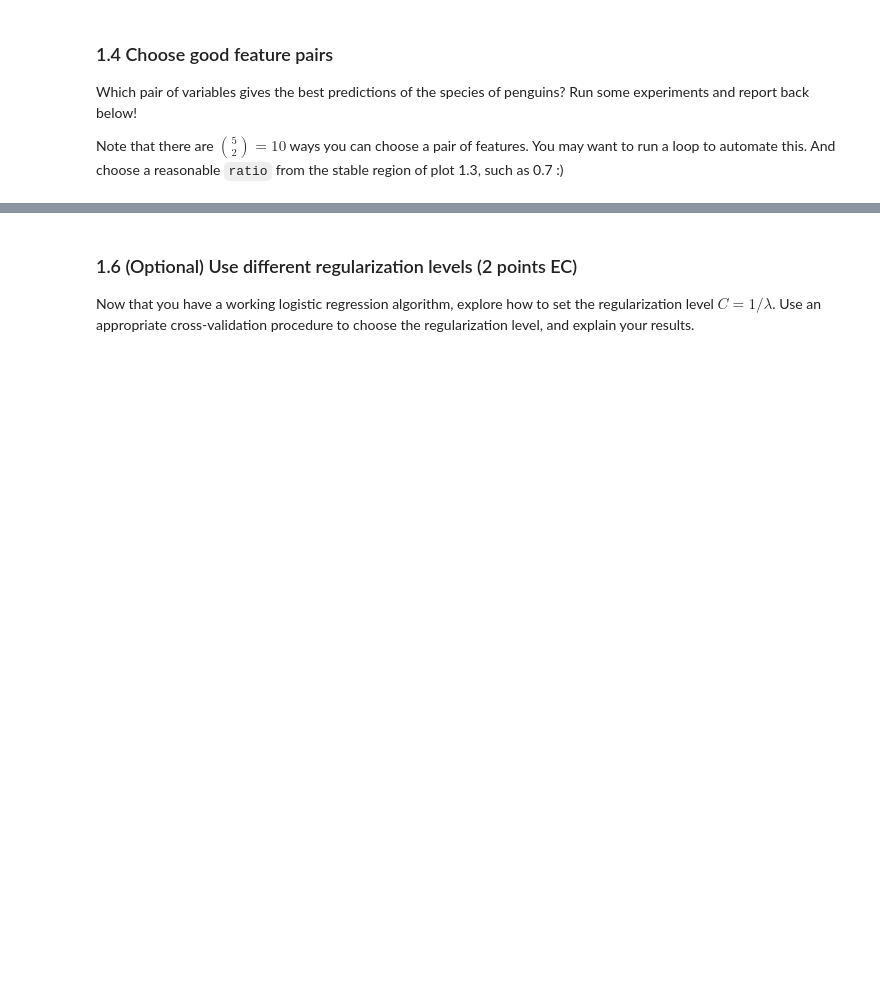
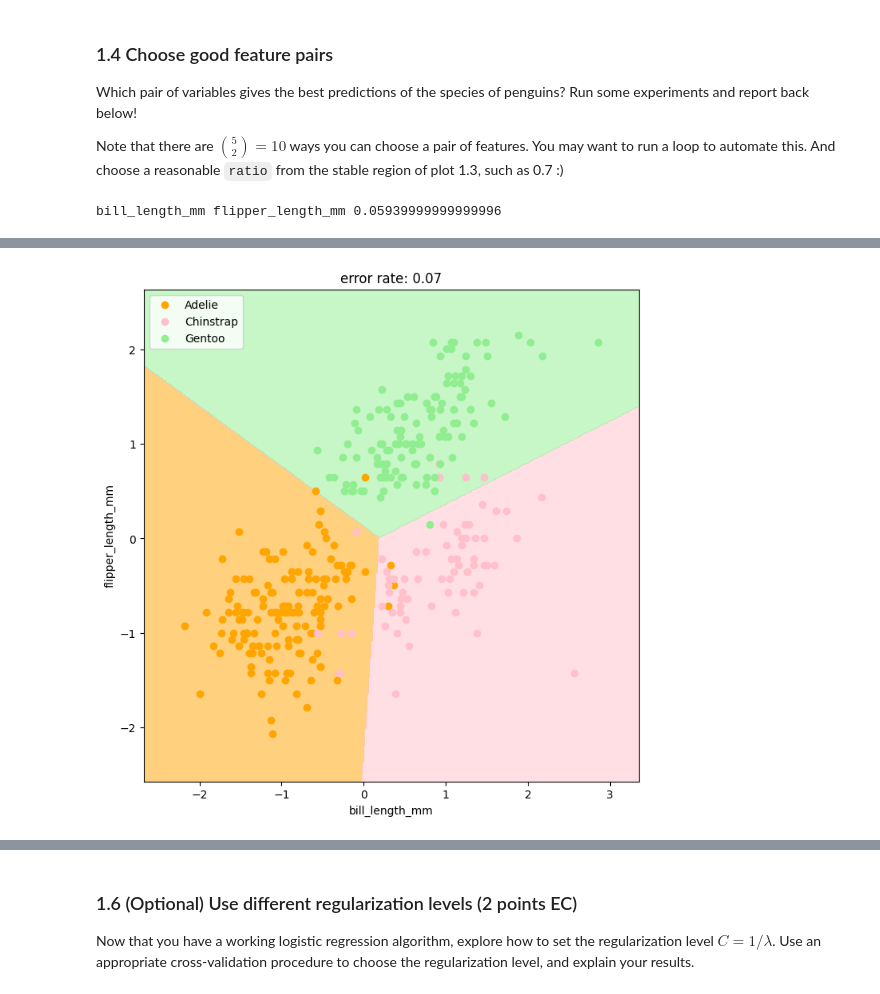
Before and after one commit to shashankd98/Binary_BH, a Jupyter notebook: assignments/assn2/assn2.ipynb, the cells around one changed output, grey strips where cells are left out. Cells and saved outputs as stored; diff of their text form; code cells hidden in the pictures; blank space fills up the shorter version.

```diff
--- a/assignments/assn2/assn2.ipynb
+++ b/assignments/assn2/assn2.ipynb
@@ -249,7 +251,21 @@ Note that there are ${5 \choose 2} = 10$ ways you can choose a pair of features.
 # %%
 # todo:
 # your code starts here
+error_min=float('inf')
+best_feature1=-1
+best_feature2=-1
+for feature1num in range(5):
+  for feature2num in range(feature1num+1,5):
+    error=get_err_rate(X.iloc[:,[feature1num,feature2num]],y,ratio=0.7,trials=100)
+    if error<error_min:
+      best_feature1=X.columns.to_list()[feature1num]
+      best_feature2=X.columns.to_list()[feature2num]
+      error_min=error
+
+print(best_feature1,best_feature2,error_min)
 # your code ends here
+# %% [output]
+bill_length_mm flipper_length_mm 0.05939999999999996
 # %% [markdown]
 ### 1.5 Visualize the decision boundries
 
@@ -289,3 +305,9 @@ def plot_decision_boundaries(X, y, model, error):
     plt.ylabel(X.columns[1])
 # %%
 # Your code and markdown here
+X_plot=X[['bill_length_mm','flipper_length_mm']]
+model = lr.fit(X_plot,y)
+error=(np.mean((y - lr.predict(X_plot))**2))
+plot_decision_boundaries(X_plot,y,model,error)
+# %% [output]
+[figure, added]
```
Also changed, not shown: parts of 2 cells of this notebook.
